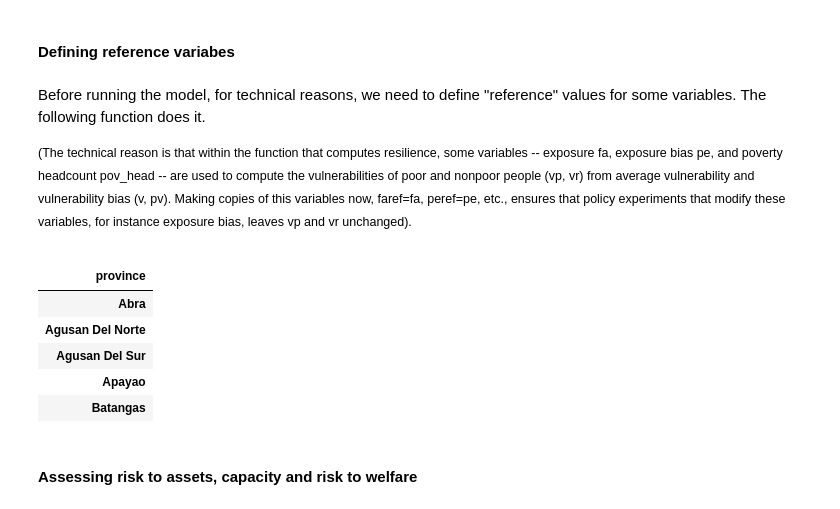
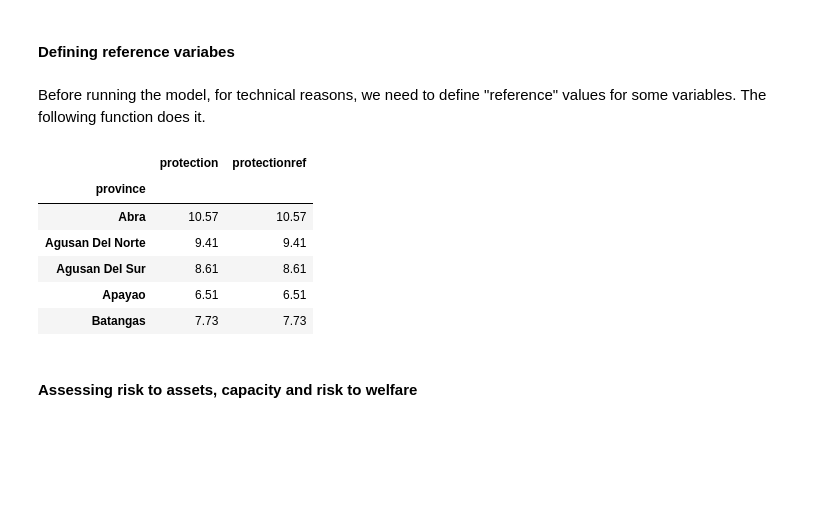
Before and after one commit to adrivsh/resilience_indicator_phl, a Jupyter notebook: socio_economic_capacity_demo.ipynb, the cells around one changed output. Cells and saved outputs as stored; diff of their text form; code cells hidden in the pictures; blank space fills up the shorter version.

```diff
--- a/socio_economic_capacity_demo.ipynb
+++ b/socio_economic_capacity_demo.ipynb
@@ -101,21 +112,19 @@ Now that we have minimum familiarity with dataframes, let us use the resilience
 from res_ind_lib import *     #MAIN library: the functions used to compute risk, resilience, etc
 # %% [markdown]
 #### Defining reference variabes
-# %% [markdown]
-Before running the model, for technical reasons, we need to define "reference" values for some variables. The following function does it.
-
-<small>(The technical reason is that within the function that computes resilience, some variables -- exposure fa, exposure bias pe, and poverty headcount pov_head -- are used to compute the vulnerabilities of poor and nonpoor people (vp, vr) from average vulnerability and vulnerability bias (v, pv). Making copies of this variables now, faref=fa, peref=pe, etc., ensures that policy experiments that modify these variables, for instance exposure bias, leaves vp and vr unchanged).</small>
+# %% [markdown]
+Before running the model, for technical reasons, we need to define "reference" values for some variables. The following function does it.
 # %%
 df = def_ref_values(df).dropna()
-df[[]].head()
+df[["protection", "protectionref"]].head()
 # %% [output]
-|  |
-| province |
-| Abra |
-| Agusan Del Norte |
-| Agusan Del Sur |
-| Apayao |
-| Batangas |
+|  | protection | protectionref |
+| province |  |  |
+| Abra | 10.57 | 10.57 |
+| Agusan Del Norte | 9.41 | 9.41 |
+| Agusan Del Sur | 8.61 | 8.61 |
+| Apayao | 6.51 | 6.51 |
+| Batangas | 7.73 | 7.73 |
 # %% [markdown]
 #### Assessing risk to assets, capacity and risk to welfare
 # %% [markdown]
```
Also changed, not shown: parts of 6 cells of this notebook, 5 other files.
